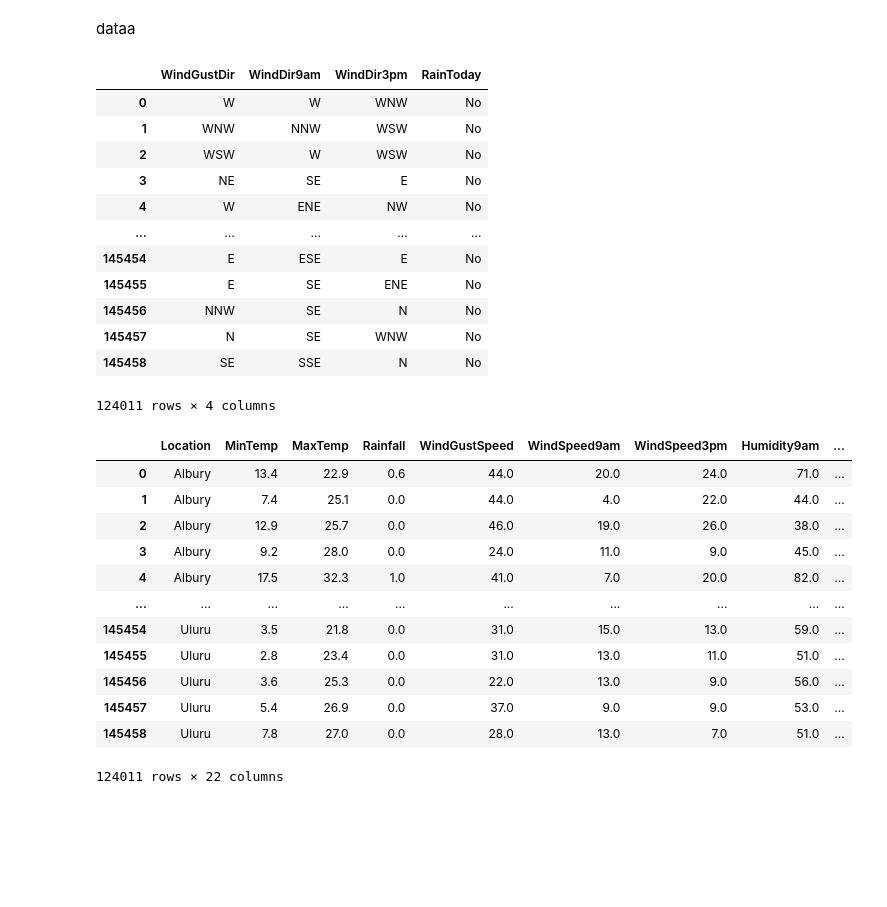
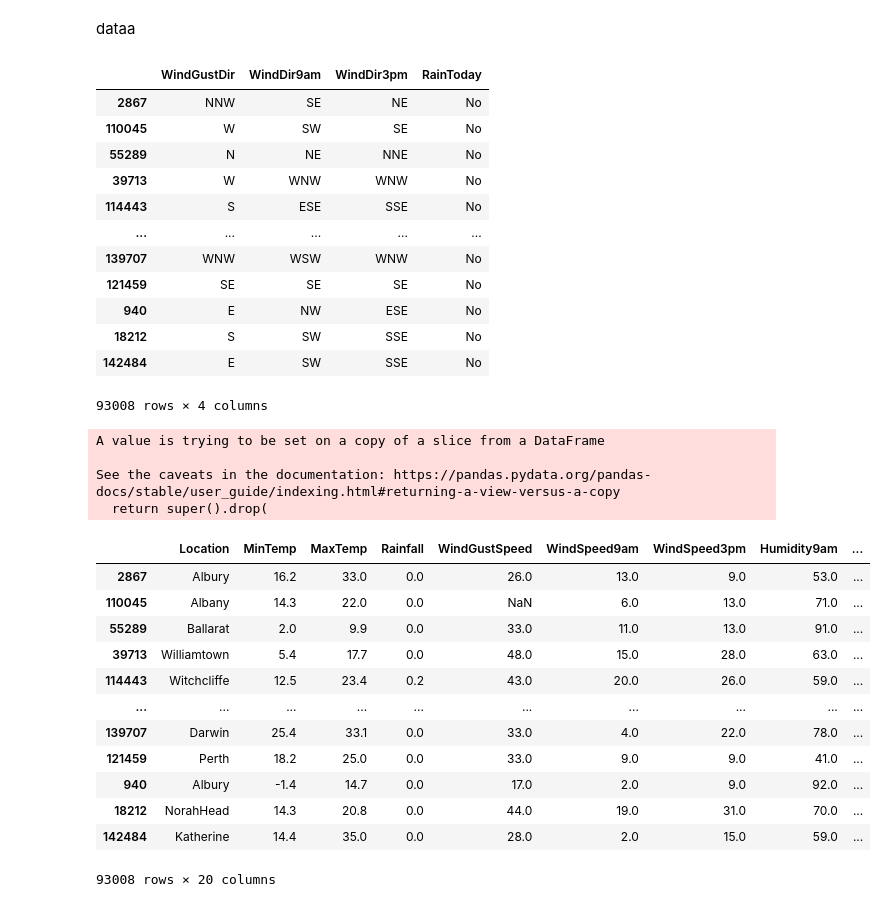
Before and after one commit to alpacanonymous/project3, a Jupyter notebook: Colin notebook.ipynb, the cells around one changed output. Cells and saved outputs as stored; diff of their text form; code cells hidden in the pictures; blank space fills up the shorter version.

```diff
--- a/Colin notebook.ipynb
+++ b/Colin notebook.ipynb
@@ -56,9 +42,7 @@ df.describe()
 #drop date, evaporation, sunshine(outliers),
 # %%
 df["Date"] = pd.to_datetime(df["Date"])   #Converting into Date
-df["Year"] = df["Date"].dt.year           #abstracting year in different column
 df["Month"] = df["Date"].dt.month         #abstracting month in diffrent column
-df["Day"] = df["Date"].dt.day
 df.drop(columns='Date', inplace=True)
 df.drop(columns='Evaporation', inplace=True)
 df.drop(columns='Sunshine', inplace=True)
@@ -113,42 +97,48 @@ y = df2['RainTomorrow']
 # %%
 cols_simp = ['WindGustDir', 'WindDir9am', 'WindDir3pm', 'RainToday']
 simputer = SimpleImputer(strategy = 'most_frequent')
-simputed = simputer.fit_transform(X[cols_simp])
-df_simp_tranformed = pd.DataFrame(simputed, index=X.index, columns = cols_simp)
+simputed = simputer.fit_transform(X_train[cols_simp])
+simptest = simputer.transform(X_test[cols_simp])
+df_simp_tranformed = pd.DataFrame(simputed, index=X_train.index, columns=cols_simp)
 df_simp_tranformed
 # %% [output]
 |  | WindGustDir | WindDir9am | WindDir3pm | RainToday |
-| 0 | W | W | WNW | No |
-| 1 | WNW | NNW | WSW | No |
-| 2 | WSW | W | WSW | No |
-| 3 | NE | SE | E | No |
-| 4 | W | ENE | NW | No |
+| 2867 | NNW | SE | NE | No |
+| 110045 | W | SW | SE | No |
+| 55289 | N | NE | NNE | No |
+| 39713 | W | WNW | WNW | No |
+| 114443 | S | ESE | SSE | No |
 | ... | ... | ... | ... | ... |
-| 145454 | E | ESE | E | No |
-| 145455 | E | SE | ENE | No |
-| 145456 | NNW | SE | N | No |
-| 145457 | N | SE | WNW | No |
-| 145458 | SE | SSE | N | No |
+| 139707 | WNW | WSW | WNW | No |
+| 121459 | SE | SE | SE | No |
+| 940 | E | NW | ESE | No |
+| 18212 | S | SW | SSE | No |
+| 142484 | E | SW | SSE | No |
-124011 rows × 4 columns
+93008 rows × 4 columns
 # %%
-X.drop(columns = cols_simp, axis=1, inplace=True)
+X_train.drop(columns = cols_simp, axis=1, inplace=True)
+# %% [output]
+A value is trying to be set on a copy of a slice from a DataFrame
+
+See the caveats in the documentation: https://pandas.pydata.org/pandas-docs/stable/user_guide/indexing.html#returning-a-view-versus-a-copy
+  return super().drop(
 # %%
-X = pd.concat((X, df_simp_tranformed), axis=1)
-X
+X_train_imp = pd.concat((X_train, df_simp_tranformed), axis=1)
+X_train_imp
 # %% [output]
 |  | Location | MinTemp | MaxTemp | Rainfall | WindGustSpeed | WindSpeed9am | WindSpeed3pm | Humidity9am | ... |
-| 0 | Albury | 13.4 | 22.9 | 0.6 | 44.0 | 20.0 | 24.0 | 71.0 | ... |
-| 1 | Albury | 7.4 | 25.1 | 0.0 | 44.0 | 4.0 | 22.0 | 44.0 | ... |
-| 2 | Albury | 12.9 | 25.7 | 0.0 | 46.0 | 19.0 | 26.0 | 38.0 | ... |
-| 3 | Albury | 9.2 | 28.0 | 0.0 | 24.0 | 11.0 | 9.0 | 45.0 | ... |
-| 4 | Albury | 17.5 | 32.3 | 1.0 | 41.0 | 7.0 | 20.0 | 82.0 | ... |
+| 2867 | Albury | 16.2 | 33.0 | 0.0 | 26.0 | 13.0 | 9.0 | 53.0 | ... |
+| 110045 | Albany | 14.3 | 22.0 | 0.0 | NaN | 6.0 | 13.0 | 71.0 | ... |
+| 55289 | Ballarat | 2.0 | 9.9 | 0.0 | 33.0 | 11.0 | 13.0 | 91.0 | ... |
+| 39713 | Williamtown | 5.4 | 17.7 | 0.0 | 48.0 | 15.0 | 28.0 | 63.0 | ... |
+| 114443 | Witchcliffe | 12.5 | 23.4 | 0.2 | 43.0 | 20.0 | 26.0 | 59.0 | ... |
 | ... | ... | ... | ... | ... | ... | ... | ... | ... | ... |
-| 145454 | Uluru | 3.5 | 21.8 | 0.0 | 31.0 | 15.0 | 13.0 | 59.0 | ... |
-| 145455 | Uluru | 2.8 | 23.4 | 0.0 | 31.0 | 13.0 | 11.0 | 51.0 | ... |
-| 145456 | Uluru | 3.6 | 25.3 | 0.0 | 22.0 | 13.0 | 9.0 | 56.0 | ... |
-| 145457 | Uluru | 5.4 | 26.9 | 0.0 | 37.0 | 9.0 | 9.0 | 53.0 | ... |
-| 145458 | Uluru | 7.8 | 27.0 | 0.0 | 28.0 | 13.0 | 7.0 | 51.0 | ... |
+| 139707 | Darwin | 25.4 | 33.1 | 0.0 | 33.0 | 4.0 | 22.0 | 78.0 | ... |
+| 121459 | Perth | 18.2 | 25.0 | 0.0 | 33.0 | 9.0 | 9.0 | 41.0 | ... |
+| 940 | Albury | -1.4 | 14.7 | 0.0 | 17.0 | 2.0 | 9.0 | 92.0 | ... |
+| 18212 | NorahHead | 14.3 | 20.8 | 0.0 | 44.0 | 19.0 | 31.0 | 70.0 | ... |
+| 142484 | Katherine | 14.4 | 35.0 | 0.0 | 28.0 | 2.0 | 15.0 | 59.0 | ... |
-124011 rows × 22 columns
+93008 rows × 20 columns
 # %%
 cols_encode = ['Location', 'WindGustDir', 'WindDir9am', 'WindDir3pm', 'RainToday', 'Month']
 ohe = OneHotEncoder(sparse = False, handle_unknown='ignore')
```
Also changed, not shown: parts of 15 cells of this notebook, 2 other files.
